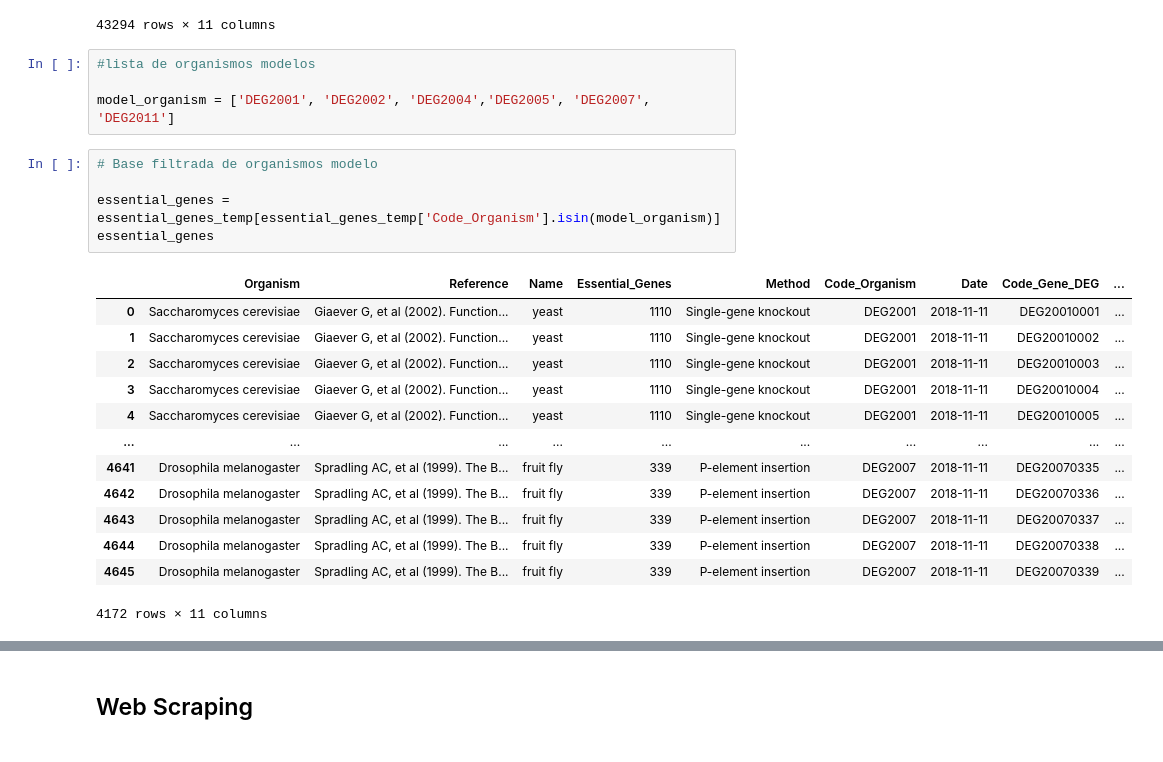
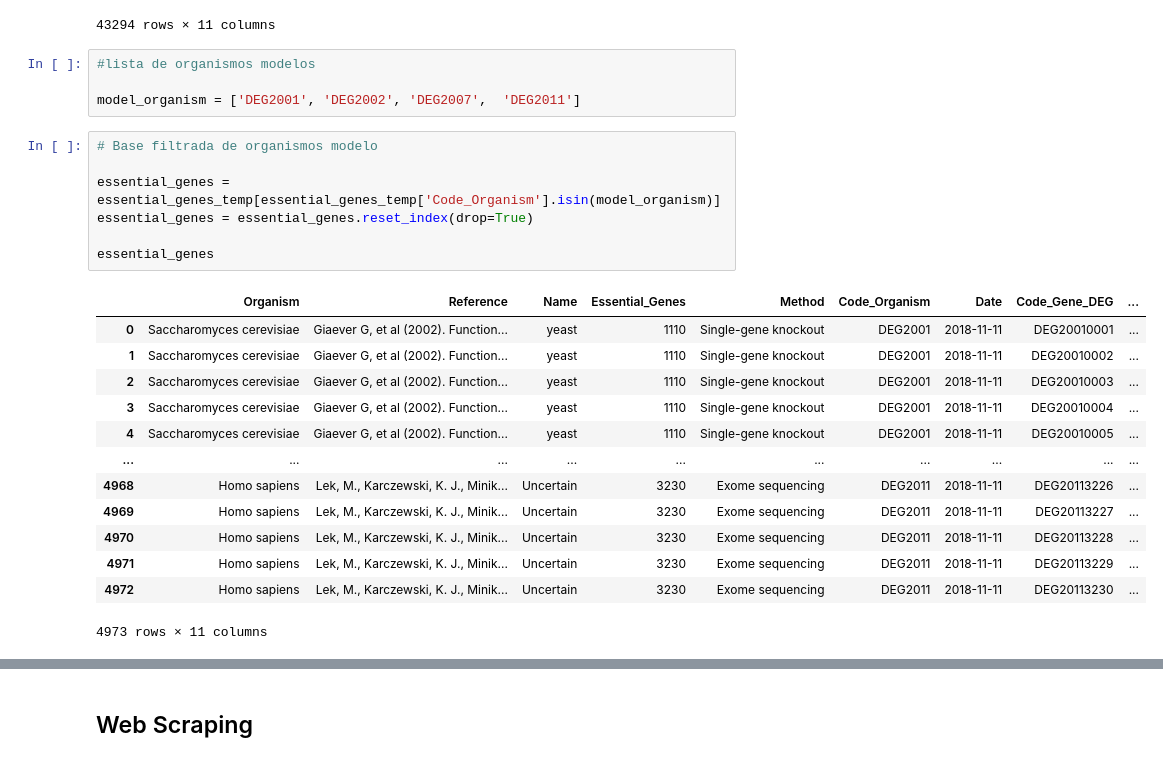
Before and after one commit to JessicaIta/deg-data-essentiality, a Jupyter notebook: deg-data-essentiality.ipynb, the cells around one changed output, grey strips where cells are left out. Drawn from its saved outputs; the diff is of its cells as text.

```diff
--- a/deg-data-essentiality.ipynb
+++ b/deg-data-essentiality.ipynb
@@ -106,26 +106,28 @@ essential_genes_temp
 # %%
 #lista de organismos modelos
 
-model_organism = ['DEG2001', 'DEG2002', 'DEG2004','DEG2005', 'DEG2007',  'DEG2011']
+model_organism = ['DEG2001', 'DEG2002', 'DEG2007',  'DEG2011']
 # %%
 # Base filtrada de organismos modelo
 
 essential_genes = essential_genes_temp[essential_genes_temp['Code_Organism'].isin(model_organism)]
+essential_genes = essential_genes.reset_index(drop=True)
+
 essential_genes
 # %% [output]
 |  | Organism | Reference | Name | Essential_Genes | Method | Code_Organism | Date | Code_Gene_DEG | ... |
 | 0 | Saccharomyces cerevisiae | Giaever G, et al (2002). Function... | yeast | 1110 | Single-gene knockout | DEG2001 | 2018-11-11 | DEG20010001 | ... |
 | 1 | Saccharomyces cerevisiae | Giaever G, et al (2002). Function... | yeast | 1110 | Single-gene knockout | DEG2001 | 2018-11-11 | DEG20010002 | ... |
 | 2 | Saccharomyces cerevisiae | Giaever G, et al (2002). Function... | yeast | 1110 | Single-gene knockout | DEG2001 | 2018-11-11 | DEG20010003 | ... |
 | 3 | Saccharomyces cerevisiae | Giaever G, et al (2002). Function... | yeast | 1110 | Single-gene knockout | DEG2001 | 2018-11-11 | DEG20010004 | ... |
 | 4 | Saccharomyces cerevisiae | Giaever G, et al (2002). Function... | yeast | 1110 | Single-gene knockout | DEG2001 | 2018-11-11 | DEG20010005 | ... |
 | ... | ... | ... | ... | ... | ... | ... | ... | ... | ... |
-| 4641 | Drosophila melanogaster | Spradling AC, et al (1999). The B... | fruit fly | 339 | P-element insertion | DEG2007 | 2018-11-11 | DEG20070335 | ... |
-| 4642 | Drosophila melanogaster | Spradling AC, et al (1999). The B... | fruit fly | 339 | P-element insertion | DEG2007 | 2018-11-11 | DEG20070336 | ... |
-| 4643 | Drosophila melanogaster | Spradling AC, et al (1999). The B... | fruit fly | 339 | P-element insertion | DEG2007 | 2018-11-11 | DEG20070337 | ... |
-| 4644 | Drosophila melanogaster | Spradling AC, et al (1999). The B... | fruit fly | 339 | P-element insertion | DEG2007 | 2018-11-11 | DEG20070338 | ... |
-| 4645 | Drosophila melanogaster | Spradling AC, et al (1999). The B... | fruit fly | 339 | P-element insertion | DEG2007 | 2018-11-11 | DEG20070339 | ... |
+| 4968 | Homo sapiens | Lek, M., Karczewski, K. J., Minik... | Uncertain | 3230 | Exome sequencing | DEG2011 | 2018-11-11 | DEG20113226 | ... |
+| 4969 | Homo sapiens | Lek, M., Karczewski, K. J., Minik... | Uncertain | 3230 | Exome sequencing | DEG2011 | 2018-11-11 | DEG20113227 | ... |
+| 4970 | Homo sapiens | Lek, M., Karczewski, K. J., Minik... | Uncertain | 3230 | Exome sequencing | DEG2011 | 2018-11-11 | DEG20113228 | ... |
+| 4971 | Homo sapiens | Lek, M., Karczewski, K. J., Minik... | Uncertain | 3230 | Exome sequencing | DEG2011 | 2018-11-11 | DEG20113229 | ... |
+| 4972 | Homo sapiens | Lek, M., Karczewski, K. J., Minik... | Uncertain | 3230 | Exome sequencing | DEG2011 | 2018-11-11 | DEG20113230 | ... |
-4172 rows × 11 columns
+4973 rows × 11 columns
 # %%
 # Gerando a lista de sequências
 
```
Also changed, not shown: parts of 10 cells of this notebook, 2 other files.
